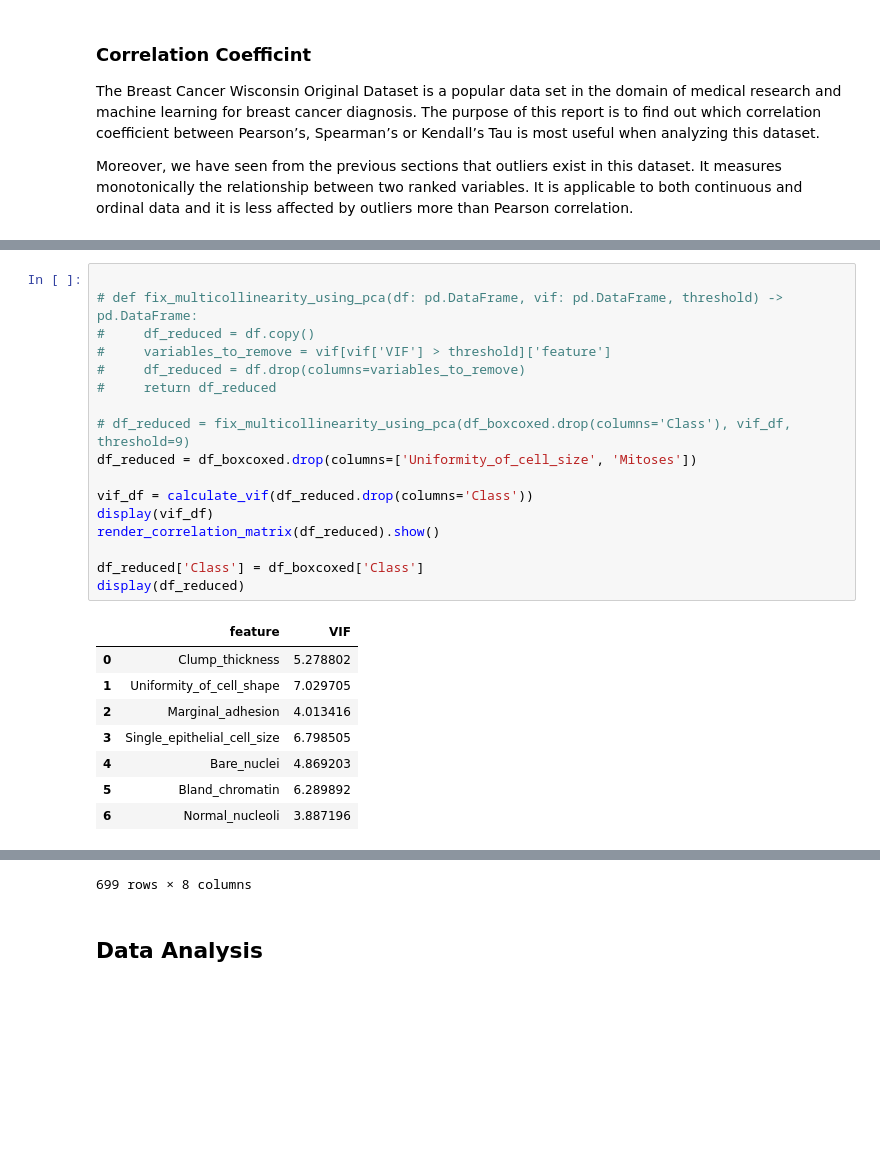
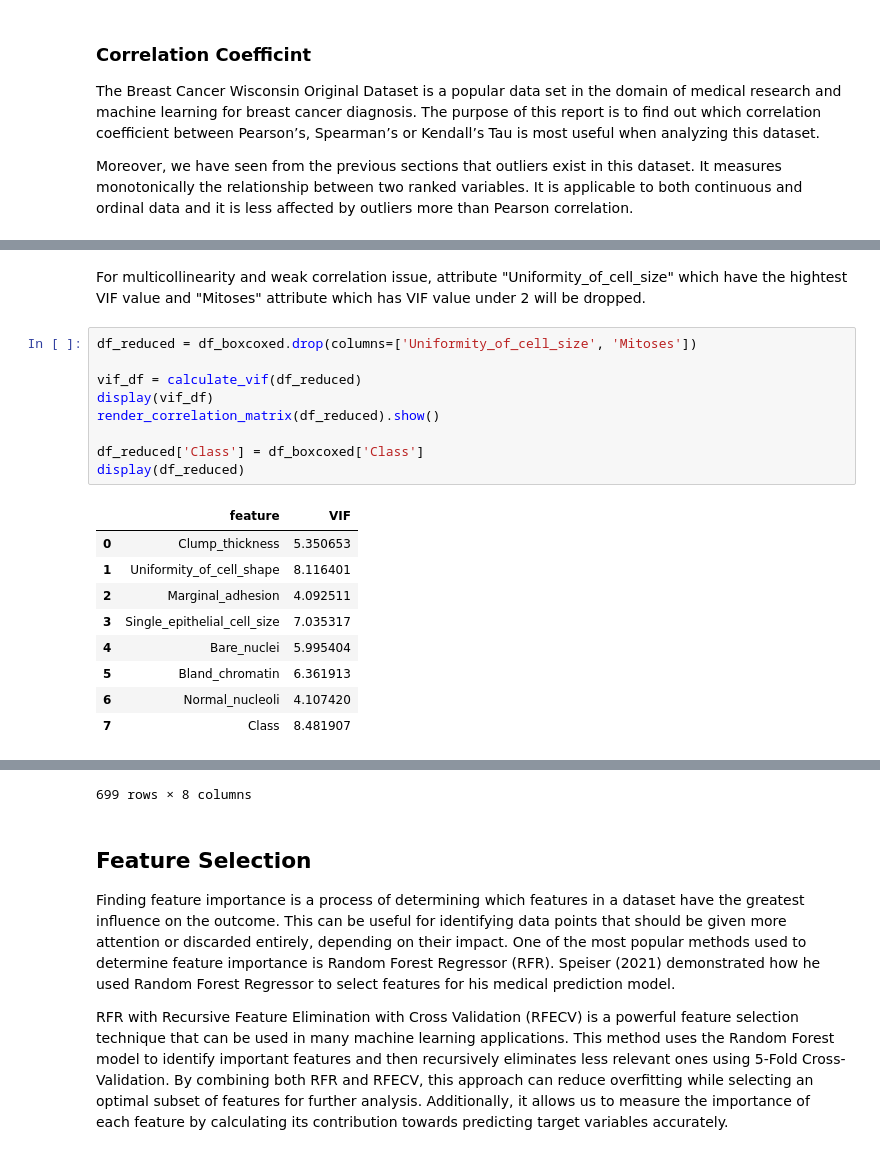
Before and after one commit to reidlai/cp610-final, a Jupyter notebook: cp610-final.ipynb, the cells around one changed output, grey strips where cells are left out. Cells and saved outputs as stored; diff of their text form; blank space fills up the shorter version.

```diff
--- a/cp610-final.ipynb
+++ b/cp610-final.ipynb
@@ -447,29 +456,24 @@ display(vif_df)
+# %% [markdown]
+For multicollinearity and weak correlation issue, attribute "Uniformity_of_cell_size" which have the hightest VIF value and "Mitoses" attribute which has VIF value under 2 will be dropped.
 # %%
-
-# def fix_multicollinearity_using_pca(df: pd.DataFrame, vif: pd.DataFrame, threshold) -> pd.DataFrame:
-#     df_reduced = df.copy()
-#     variables_to_remove = vif[vif['VIF'] > threshold]['feature']
-#     df_reduced = df.drop(columns=variables_to_remove)
-#     return df_reduced
-
-# df_reduced = fix_multicollinearity_using_pca(df_boxcoxed.drop(columns='Class'), vif_df, threshold=9)
 df_reduced = df_boxcoxed.drop(columns=['Uniformity_of_cell_size', 'Mitoses'])
 
-vif_df = calculate_vif(df_reduced.drop(columns='Class'))
+vif_df = calculate_vif(df_reduced)
 display(vif_df)
 render_correlation_matrix(df_reduced).show()
 
 df_reduced['Class'] = df_boxcoxed['Class']
 display(df_reduced)
 # %% [output]
 |  | feature | VIF |
-| 0 | Clump_thickness | 5.278802 |
-| 1 | Uniformity_of_cell_shape | 7.029705 |
-| 2 | Marginal_adhesion | 4.013416 |
-| 3 | Single_epithelial_cell_size | 6.798505 |
-| 4 | Bare_nuclei | 4.869203 |
-| 5 | Bland_chromatin | 6.289892 |
-| 6 | Normal_nucleoli | 3.887196 |
+| 0 | Clump_thickness | 5.350653 |
+| 1 | Uniformity_of_cell_shape | 8.116401 |
+| 2 | Marginal_adhesion | 4.092511 |
+| 3 | Single_epithelial_cell_size | 7.035317 |
+| 4 | Bare_nuclei | 5.995404 |
+| 5 | Bland_chromatin | 6.361913 |
+| 6 | Normal_nucleoli | 4.107420 |
+| 7 | Class | 8.481907 |
 [interactive output not drawn]
 |  | Clump_thickness | Uniformity_of_cell_shape | Marginal_adhesion | Single_epithelial_cell_size | Bare_nuclei | ... |
 | 0 | 0.927529 | 0.000000 | 0.000000 | 0.305635 | 0.000000 | ... |
@@ -486,3 +490,7 @@ display(df_reduced)
 699 rows × 8 columns
-# %% [markdown]
-## Data Analysis
+# %% [markdown]
+## Feature Selection
+
+Finding feature importance is a process of determining which features in a dataset have the greatest influence on the outcome. This can be useful for identifying data points that should be given more attention or discarded entirely, depending on their impact. One of the most popular methods used to determine feature importance is Random Forest Regressor (RFR). Speiser (2021) demonstrated how he used Random Forest Regressor to select features for his medical prediction model.
+
+RFR with Recursive Feature Elimination with Cross Validation (RFECV) is a powerful feature selection technique that can be used in many machine learning applications. This method uses the Random Forest model to identify important features and then recursively eliminates less relevant ones using 5-Fold Cross-Validation. By combining both RFR and RFECV, this approach can reduce overfitting while selecting an optimal subset of features for further analysis. Additionally, it allows us to measure the importance of each feature by calculating its contribution towards predicting target variables accurately.
```
Also changed, not shown: parts of 26 cells of this notebook, 2 other files.
